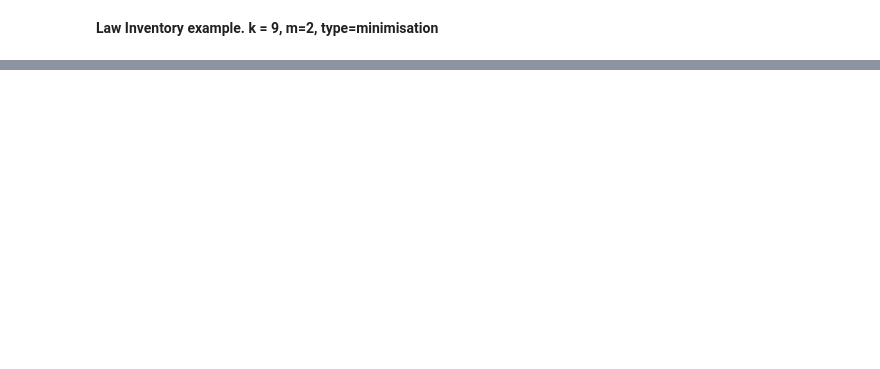
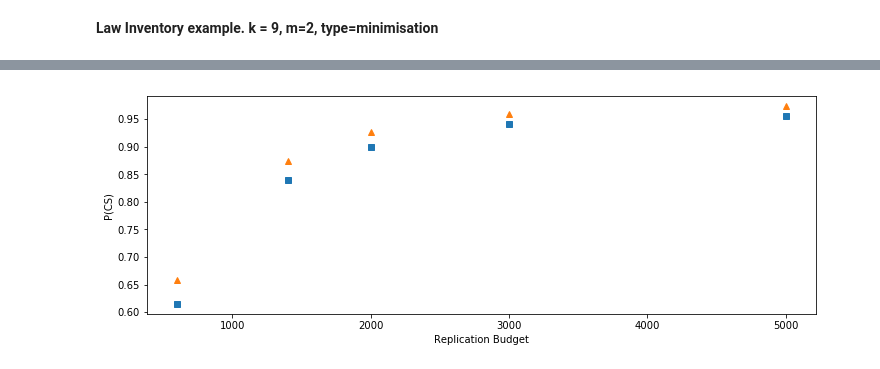
Before and after one commit to CLAHRCWessex/subset-selection-problem, a Jupyter notebook: BootComp_Experiments.ipynb, the cells around one changed output, grey strips where cells are left out. Cells and saved outputs as stored; diff of their text form; code cells hidden in the pictures; blank space fills up the shorter version.

```diff
--- a/BootComp_Experiments.ipynb
+++ b/BootComp_Experiments.ipynb
@@ -425,0 +549,22 @@ pd.DataFrame(results_law_min)
+# %%
+def format_results(df_results, budgets):
+    '''
+    Format experimental results in a table
+    summarising PCS
+
+    Params:
+    ------
+    df_results: pd.DataFrame
+        Experimentation results.  (N_EXPERIMENTS, len(budgets))
+
+    budget: array-like
+        list of replication budgets.
+
+    '''
+    budgets = pd.DataFrame(budgets, columns=['budget'])
+    count = pd.DataFrame(df_results).sum()
+    pcs = pd.DataFrame(df_results).mean()
+    pcs.name = 'pcs'
+    count.name = 'n'
+    pcs = pd.concat([budgets, count, pcs], axis=1)
+    return pcs
@@ -425,0 +594,4 @@ pd.DataFrame(results_law_min)
+# %%
+budgets = [600, 1400, 2000, 3000, 5000]
+pcs_1a = format_results(results1a, budgets)
+pcs_1a
@@ -425,0 +608,4 @@ pd.DataFrame(results_law_min)
+# %%
+budgets = [600, 1400, 2000, 3000, 5000]
+pcs_1b = format_results(results1b, budgets)
+pcs_1b
@@ -425,0 +622,16 @@ pd.DataFrame(results_law_min)
+# %%
+def plot_experiment1(pcs_1a, pcs_1b, budgets):
+    '''
+    Basic plot of the results.
+    '''
+    fig, ax = plt.subplots(1, 1, figsize=(12,4))
+    ax.plot(budgets, pcs_1a['pcs'],linewidth=3, marker='s',
+            linestyle='',  markersize=6)
+    ax.plot(budgets, pcs_1b['pcs'],linewidth=3, marker='^',
+            linestyle='',  markersize=6)
+    ax.set_xlabel('Replication Budget')
+    ax.set_ylabel('P(CS)')
+# %%
+plot_experiment1(pcs_1a, pcs_1b, budgets)
+# %% [output]
+[figure, added]
```
Also changed, not shown: parts of 43 cells of this notebook, 10 other files.
